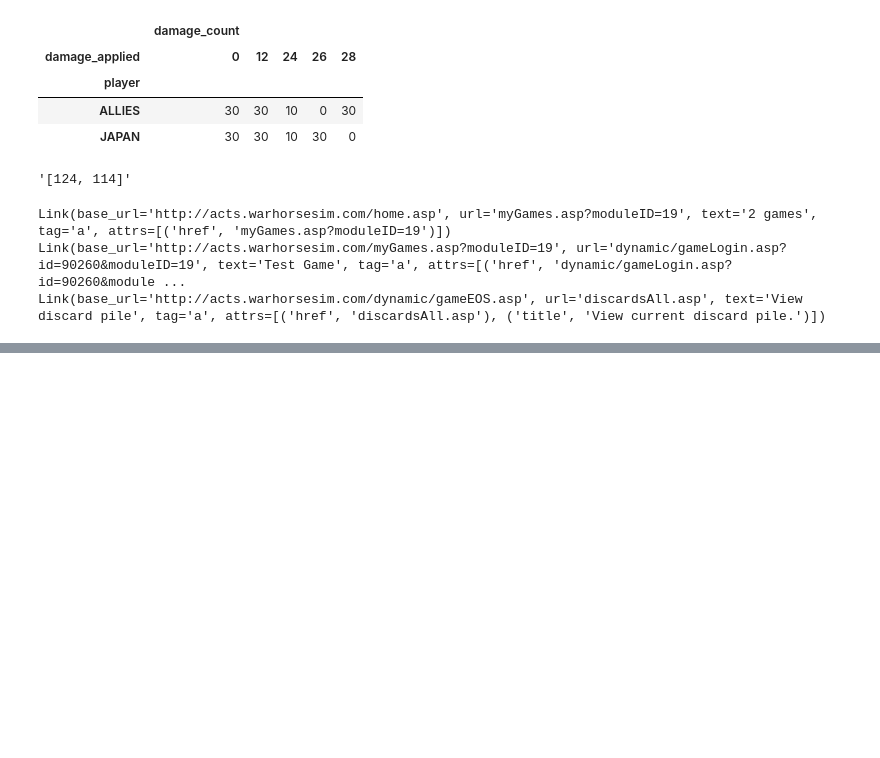
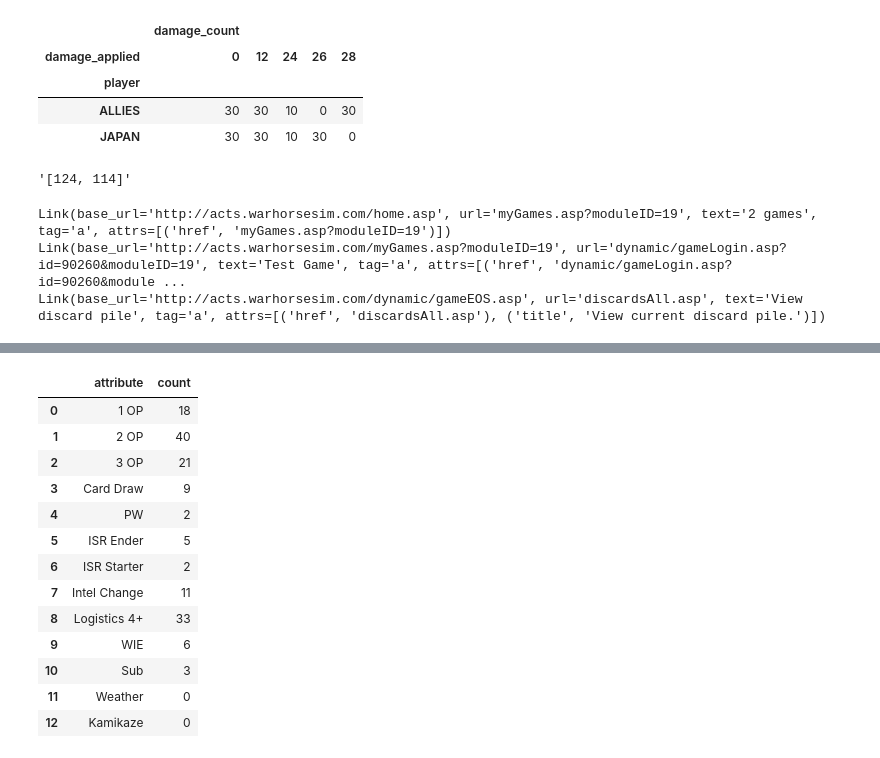
Before and after one commit to Bartbert/py-eots, a Jupyter notebook: test_notebook.ipynb, the cells around one changed output, grey strips where cells are left out. Drawn from its saved outputs; the diff is of its cells as text; code cells hidden in the pictures; blank space fills up the shorter version.

Commit message:
Continue refining the card analyzer.

```diff
--- a/test_notebook.ipynb
+++ b/test_notebook.ipynb
@@ -203,0 +188,17 @@ results
+# %%
+pd.DataFrame(data=results[0])
+# %% [output]
+|  | attribute | count |
+| 0 | 1 OP | 18 |
+| 1 | 2 OP | 40 |
+| 2 | 3 OP | 21 |
+| 3 | Card Draw | 9 |
+| 4 | PW | 2 |
+| 5 | ISR Ender | 5 |
+| 6 | ISR Starter | 2 |
+| 7 | Intel Change | 11 |
+| 8 | Logistics 4+ | 33 |
+| 9 | WIE | 6 |
+| 10 | Sub | 3 |
+| 11 | Weather | 0 |
+| 12 | Kamikaze | 0 |
```
Also changed, not shown: parts of 2 cells of this notebook, 3 other files.
